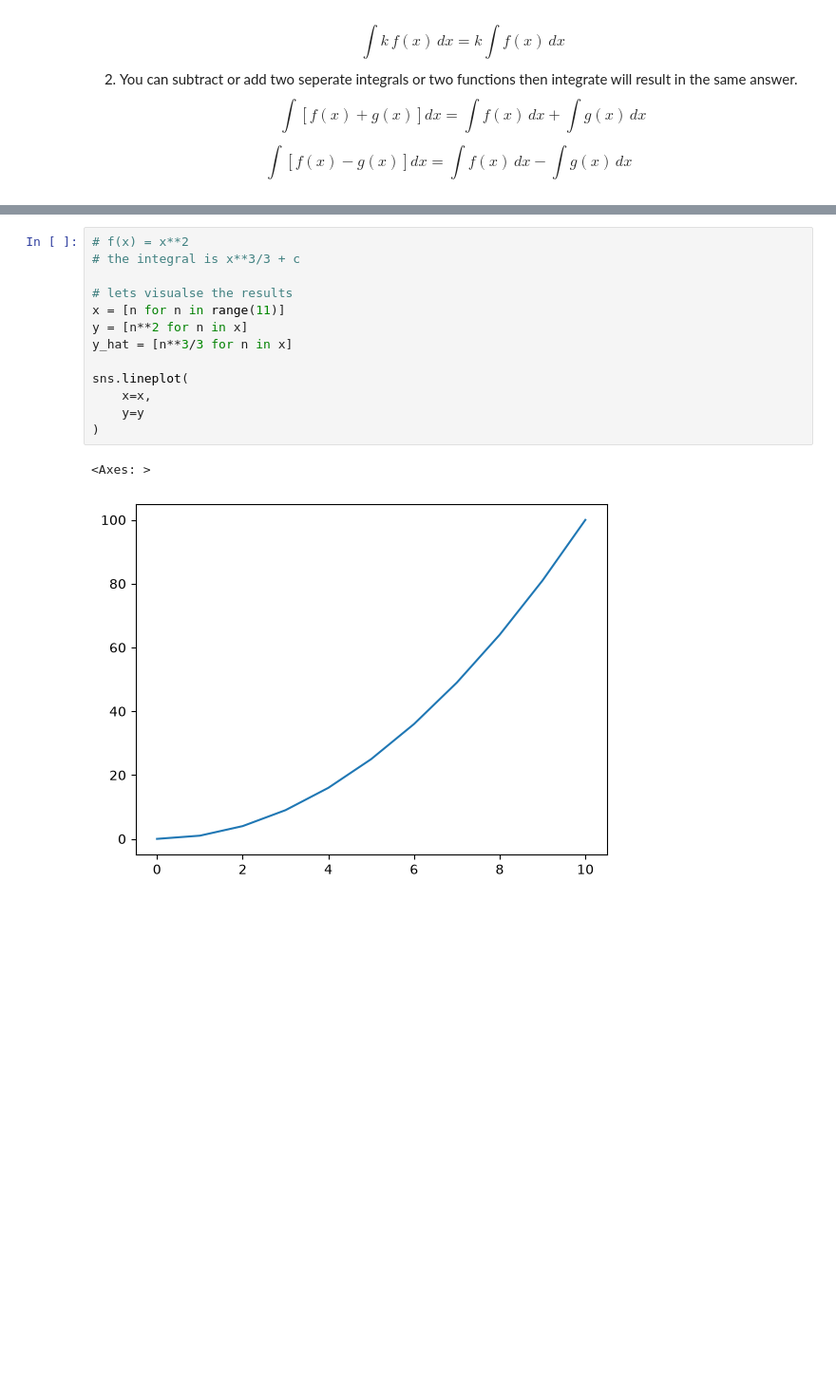
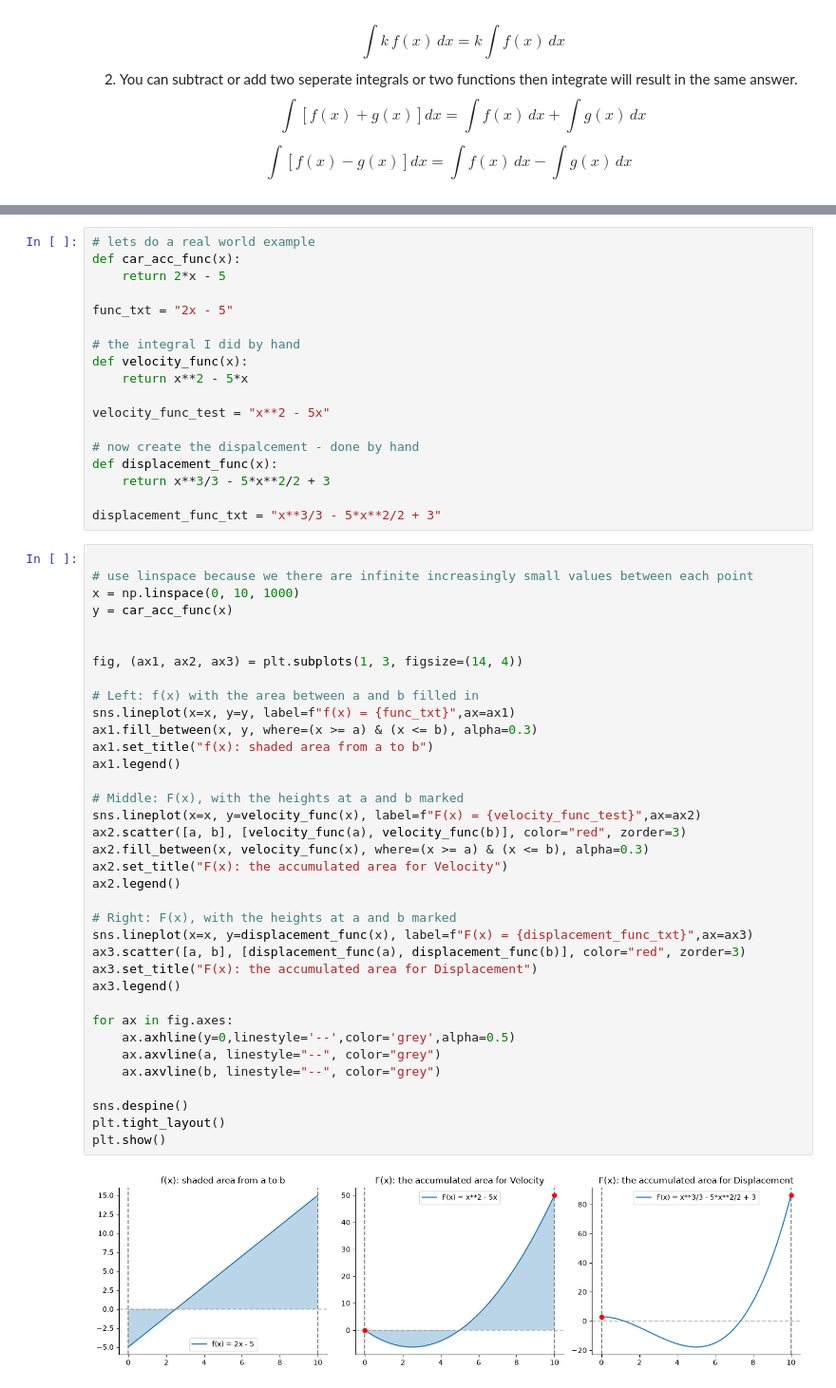
Before and after one commit to Cmay487/ML-and-Pattern-Recognition-by-Bishop-2008, a Jupyter notebook: Calculus/Calculus 2 - Integrals/Indefinite_Integrals.ipynb, the cells around one changed output, grey strips where cells are left out. Shown at 95% size. Saved outputs shown, nothing was run; the diff lists cells and outputs as text; blank space fills up the shorter version.

Commit message:
indefinite integral on real-world problem and initial value problems applied

```diff
--- a/Calculus/Calculus 2 - Integrals/Indefinite_Integrals.ipynb
+++ b/Calculus/Calculus 2 - Integrals/Indefinite_Integrals.ipynb
@@ -67,19 +67,59 @@ print(F(b) - F(a))
 # %% [output]
 [figure]
 333.3333333333333
+# %%
+# lets do a real world example
+def car_acc_func(x):
+    return 2*x - 5
+
+func_txt = "2x - 5"
+
+# the integral I did by hand
+def velocity_func(x):
+    return x**2 - 5*x
+
+velocity_func_test = "x**2 - 5x"
+
+# now create the dispalcement - done by hand
+def displacement_func(x):
+    return x**3/3 - 5*x**2/2 + 3
+
+displacement_func_txt = "x**3/3 - 5*x**2/2 + 3"
 # %%
-# f(x) = x**2
-# the integral is x**3/3 + c
 
-# lets visualse the results
-x = [n for n in range(11)]
-y = [n**2 for n in x]
-y_hat = [n**3/3 for n in x]
+# use linspace because we there are infinite increasingly small values between each point
+x = np.linspace(0, 10, 1000)
+y = car_acc_func(x)
 
-sns.lineplot(
-    x=x,
-    y=y
-)
+
+fig, (ax1, ax2, ax3) = plt.subplots(1, 3, figsize=(14, 4))
+
+# Left: f(x) with the area between a and b filled in
+sns.lineplot(x=x, y=y, label=f"f(x) = {func_txt}",ax=ax1)
+ax1.fill_between(x, y, where=(x >= a) & (x <= b), alpha=0.3)
+ax1.set_title("f(x): shaded area from a to b")
+ax1.legend()
+
+# Middle: F(x), with the heights at a and b marked
+sns.lineplot(x=x, y=velocity_func(x), label=f"F(x) = {velocity_func_test}",ax=ax2)
+ax2.scatter([a, b], [velocity_func(a), velocity_func(b)], color="red", zorder=3)
+ax2.fill_between(x, velocity_func(x), where=(x >= a) & (x <= b), alpha=0.3)
+ax2.set_title("F(x): the accumulated area for Velocity")
+ax2.legend()
+
+# Right: F(x), with the heights at a and b marked
+sns.lineplot(x=x, y=displacement_func(x), label=f"F(x) = {displacement_func_txt}",ax=ax3)
+ax3.scatter([a, b], [displacement_func(a), displacement_func(b)], color="red", zorder=3)
+ax3.set_title("F(x): the accumulated area for Displacement")
+ax3.legend()
+
+for ax in fig.axes:
+    ax.axhline(y=0,linestyle='--',color='grey',alpha=0.5)
+    ax.axvline(a, linestyle="--", color="grey")
+    ax.axvline(b, linestyle="--", color="grey")
+
+sns.despine()
+plt.tight_layout()
+plt.show()
 # %% [output]
-<Axes: >
-[figure, old version]
+[figure, new version]
```
Also changed, not shown: parts of 1 cell of this notebook.
